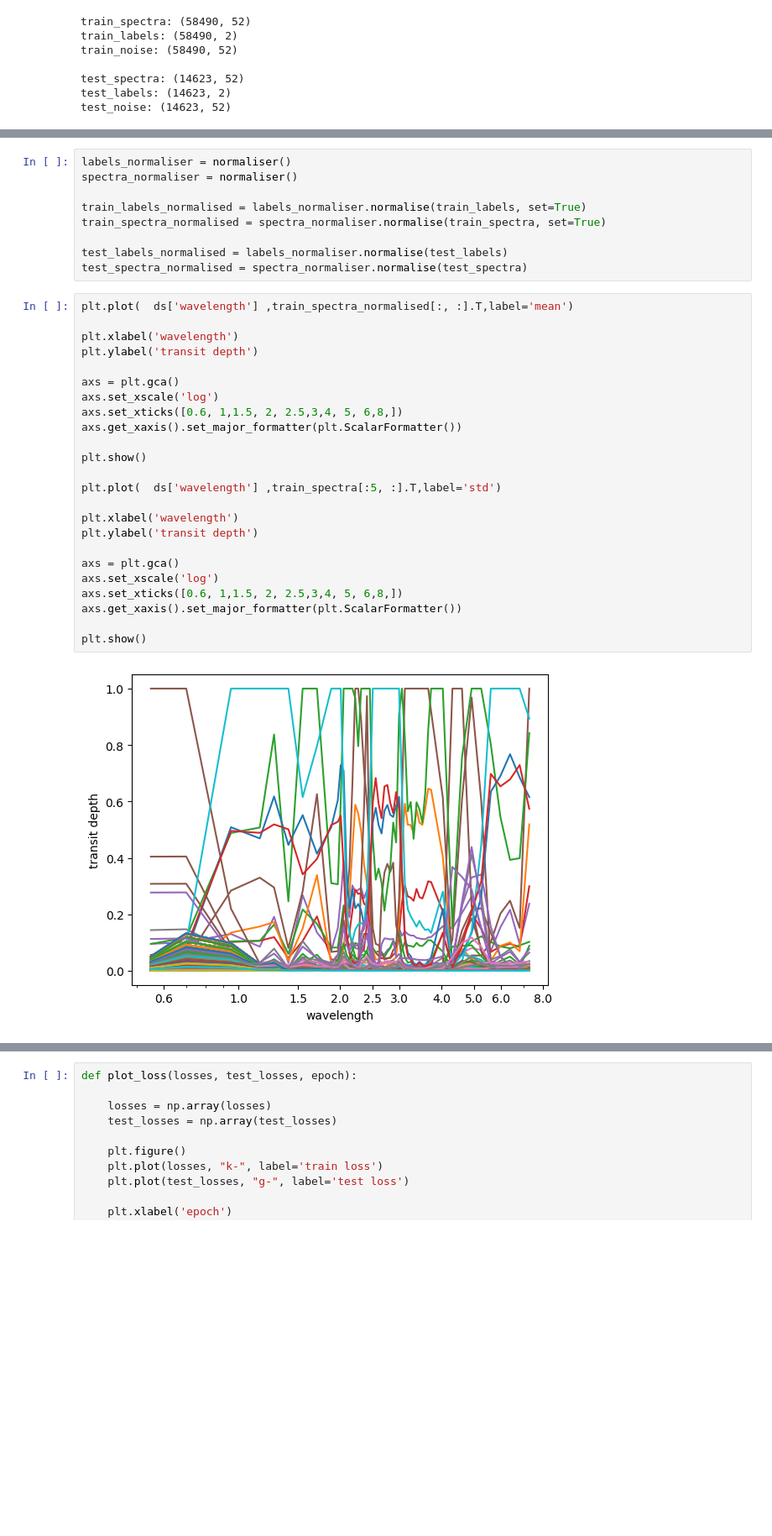
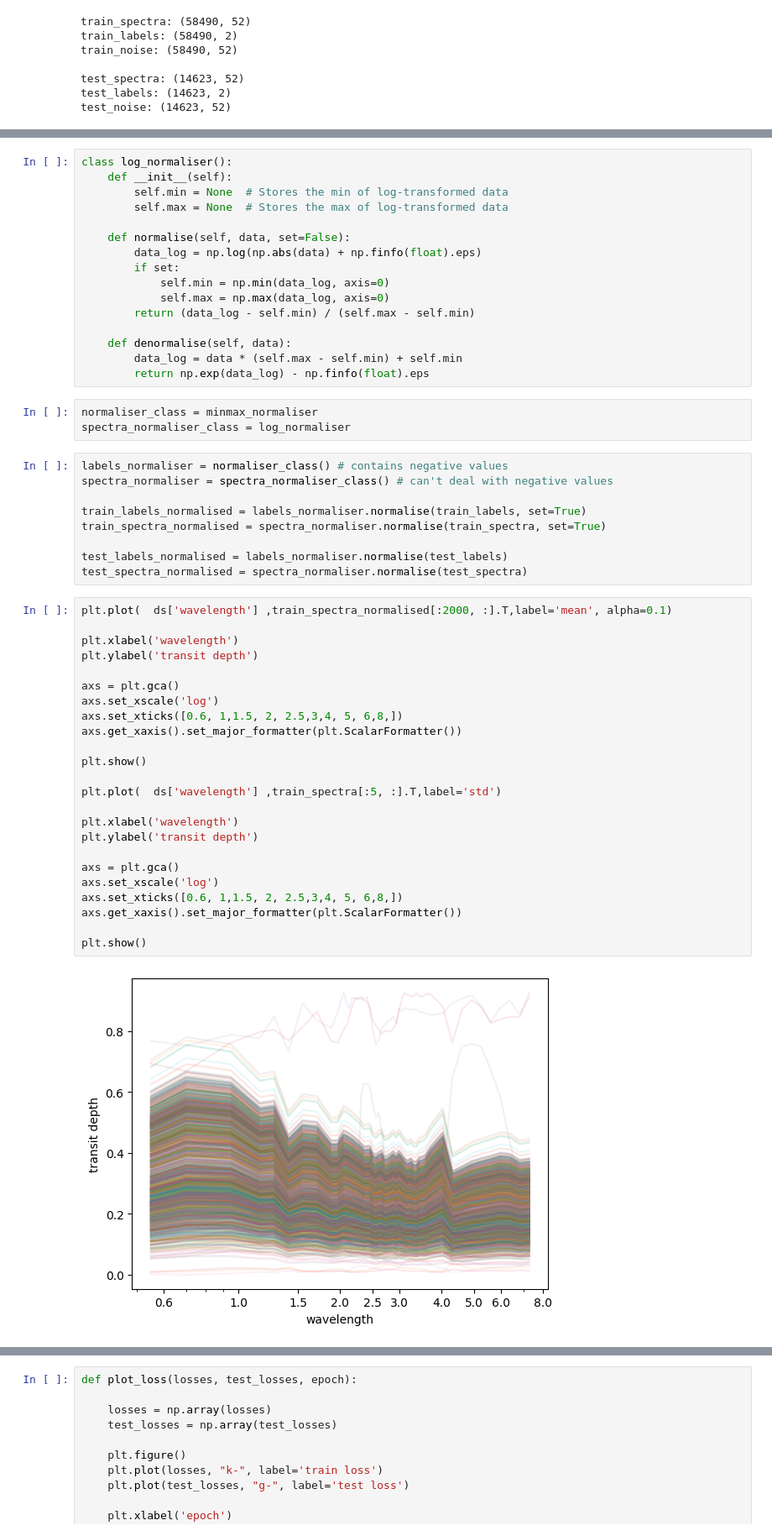
Before and after one commit to Jools-Clarke/SpeciesRetrieval, a Jupyter notebook: data_loader.ipynb, the cells around one changed output, grey strips where cells are left out. Shown at 84% size. Cells and saved outputs as stored; diff of their text form; blank space fills up the shorter version.

```diff
--- a/data_loader.ipynb
+++ b/data_loader.ipynb
@@ -249,6 +190,25 @@ class normaliser:
+# %%
+class log_normaliser():
+    def __init__(self):
+        self.min = None  # Stores the min of log-transformed data
+        self.max = None  # Stores the max of log-transformed data
+
+    def normalise(self, data, set=False):
+        data_log = np.log(np.abs(data) + np.finfo(float).eps)
+        if set:
+            self.min = np.min(data_log, axis=0)
+            self.max = np.max(data_log, axis=0)
+        return (data_log - self.min) / (self.max - self.min)
+
+    def denormalise(self, data):
+        data_log = data * (self.max - self.min) + self.min
+        return np.exp(data_log) - np.finfo(float).eps
+# %%
+normaliser_class = minmax_normaliser
+spectra_normaliser_class = log_normaliser
 # %%
-labels_normaliser = normaliser()
-spectra_normaliser = normaliser()
+labels_normaliser = normaliser_class() # contains negative values
+spectra_normaliser = spectra_normaliser_class() # can't deal with negative values
 
 train_labels_normalised = labels_normaliser.normalise(train_labels, set=True)
 train_spectra_normalised = spectra_normaliser.normalise(train_spectra, set=True)
@@ -256,31 +216,31 @@ train_spectra_normalised = spectra_normaliser.normalise(train_spectra, set=True)
 test_labels_normalised = labels_normaliser.normalise(test_labels)
 test_spectra_normalised = spectra_normaliser.normalise(test_spectra)
 # %%
-plt.plot(  ds['wavelength'] ,train_spectra_normalised[:, :].T,label='mean')
+plt.plot(  ds['wavelength'] ,train_spectra_normalised[:2000, :].T,label='mean', alpha=0.1)
 
 plt.xlabel('wavelength')
 plt.ylabel('transit depth')
 
 axs = plt.gca()
 axs.set_xscale('log')
 axs.set_xticks([0.6, 1,1.5, 2, 2.5,3,4, 5, 6,8,])
 axs.get_xaxis().set_major_formatter(plt.ScalarFormatter())
 
 plt.show()
 
 plt.plot(  ds['wavelength'] ,train_spectra[:5, :].T,label='std')
 
 plt.xlabel('wavelength')
 plt.ylabel('transit depth')
 
 axs = plt.gca()
 axs.set_xscale('log')
 axs.set_xticks([0.6, 1,1.5, 2, 2.5,3,4, 5, 6,8,])
 axs.get_xaxis().set_major_formatter(plt.ScalarFormatter())
 
 plt.show()
 # %% [output]
-[figure, old version]
+[figure, new version]
 [figure]
 # %%
 def plot_loss(losses, test_losses, epoch):
```
Also changed, not shown: parts of 19 cells of this notebook, 2 other files.
